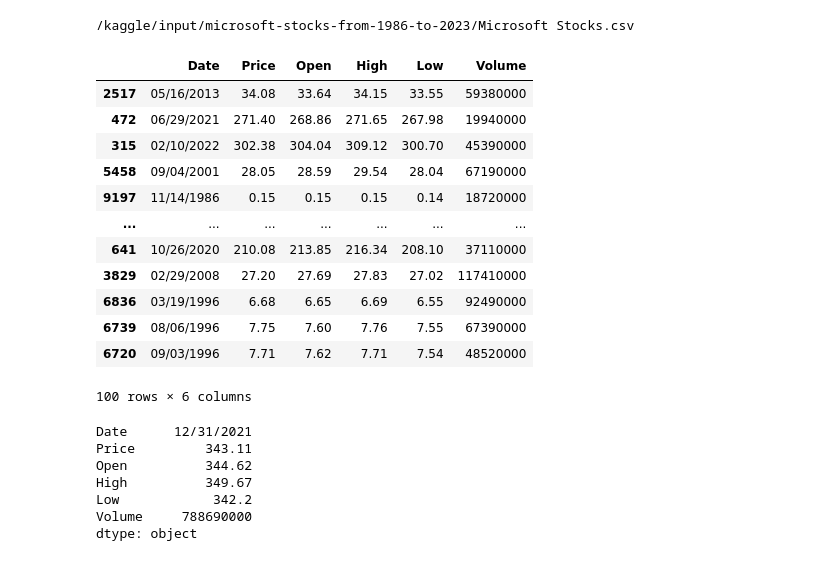
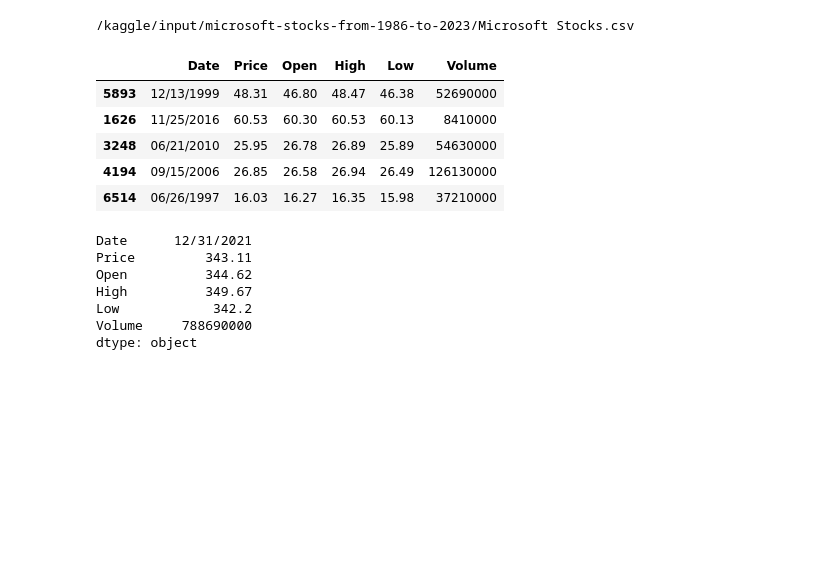
Before and after one commit to ArjuK97/ArjuK97, a Jupyter notebook: microsoft-stocks-from-1986-2023.ipynb, the cells around one changed output. Drawn from its saved outputs; the diff is of its cells as text; code cells hidden in the pictures; blank space fills up the shorter version.

Commit message:
Kaggle Notebook | Microsoft stocks using Time-series, LGBM Regressor | Version 4

```diff
--- a/microsoft-stocks-from-1986-2023.ipynb
+++ b/microsoft-stocks-from-1986-2023.ipynb
@@ -29,21 +32,14 @@ sns.set_style('whitegrid')
 # %%
 #outputdata
-data= pd.read_csv('/kaggle/input/microsoft-stocks-from-1986-to-2023/Microsoft Stocks.csv')
-data.sample(100)
+data= pd.read_csv("/kaggle/input/microsoft-stocks-from-1986-to-2023/Microsoft Stocks.csv")
+data.sample(5)
 # %% [output]
 |  | Date | Price | Open | High | Low | Volume |
-| 2517 | 05/16/2013 | 34.08 | 33.64 | 34.15 | 33.55 | 59380000 |
-| 472 | 06/29/2021 | 271.40 | 268.86 | 271.65 | 267.98 | 19940000 |
-| 315 | 02/10/2022 | 302.38 | 304.04 | 309.12 | 300.70 | 45390000 |
-| 5458 | 09/04/2001 | 28.05 | 28.59 | 29.54 | 28.04 | 67190000 |
-| 9197 | 11/14/1986 | 0.15 | 0.15 | 0.15 | 0.14 | 18720000 |
-| ... | ... | ... | ... | ... | ... | ... |
-| 641 | 10/26/2020 | 210.08 | 213.85 | 216.34 | 208.10 | 37110000 |
-| 3829 | 02/29/2008 | 27.20 | 27.69 | 27.83 | 27.02 | 117410000 |
-| 6836 | 03/19/1996 | 6.68 | 6.65 | 6.69 | 6.55 | 92490000 |
-| 6739 | 08/06/1996 | 7.75 | 7.60 | 7.76 | 7.55 | 67390000 |
-| 6720 | 09/03/1996 | 7.71 | 7.62 | 7.71 | 7.54 | 48520000 |
+| 5893 | 12/13/1999 | 48.31 | 46.80 | 48.47 | 46.38 | 52690000 |
+| 1626 | 11/25/2016 | 60.53 | 60.30 | 60.53 | 60.13 | 8410000 |
+| 3248 | 06/21/2010 | 25.95 | 26.78 | 26.89 | 25.89 | 54630000 |
+| 4194 | 09/15/2006 | 26.85 | 26.58 | 26.94 | 26.49 | 126130000 |
+| 6514 | 06/26/1997 | 16.03 | 16.27 | 16.35 | 15.98 | 37210000 |
-100 rows × 6 columns
 # %%
 data.max()
 # %% [output]
```
Also changed, not shown: parts of 49 cells of this notebook.
